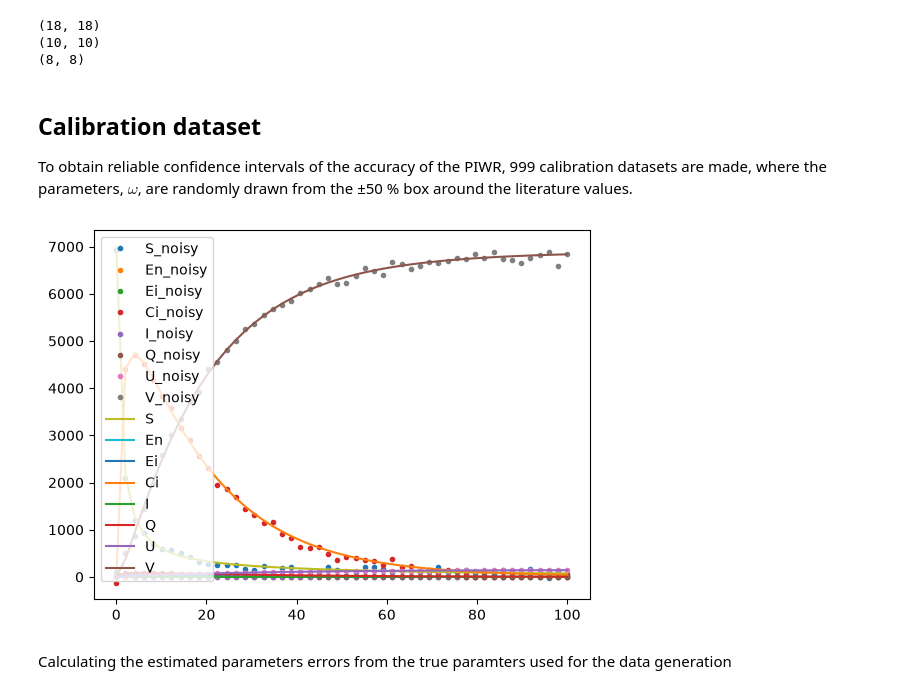
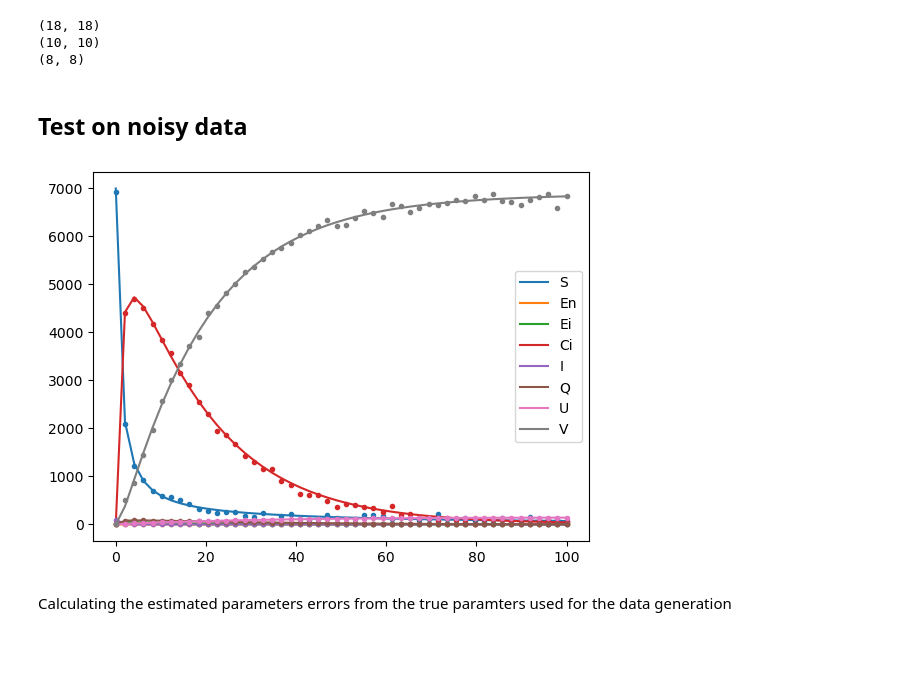
Before and after one commit to ditteJuhler/data_driven, a Jupyter notebook: Project/PIWR_using_functions.ipynb, the cells around one changed output. Drawn from its saved outputs; the diff is of its cells as text; code cells hidden in the pictures; blank space fills up the shorter version.

```diff
--- a/Project/PIWR_using_functions.ipynb
+++ b/Project/PIWR_using_functions.ipynb
@@ -85,14 +68,11 @@ t = sol.t
 y = sol.y
 # %%
 # Plot solution
-plt.plot(t, S, label = "S")
-plt.plot(t, En, label = "En")
-plt.plot(t, Ei, label = "Ei")
-plt.plot(t, Ci, label = "Ci")
-plt.plot(t, I, label = "I")
-plt.plot(t, Q, label = "Q")
-plt.plot(t, U, label = "U")
-plt.plot(t, V, label = "V")
+names = ["S", "En", "Ei", "Ci", "I", "Q", "U", "V"]
+colors = plt.cm.tab10(range(len(y)))
+for i in range(len(y)):
+    plt.plot(t, y[i], color = colors[i], label = names[i])
+
 plt.legend()
 plt.show()
 # %% [output]
@@ -297,7 +281,3 @@ print(Sigma_omega.shape)
 (18, 18)
 (10, 10)
 (8, 8)
-# %% [markdown]
-## Calibration dataset
-
-To obtain reliable confidence intervals of the accuracy of the PIWR, 999 calibration datasets are made, where the parameters, $\omega$, are randomly drawn from the ±50 % box around the literature values.
@@ -379,31 +284,24 @@ for i in range(N_cal):
+# %% [markdown]
+## Test on noisy data
 # %%
 rng = np.random.default_rng(10)         # fixed seed for reproducibility
 eps = 0.01
 sigma = eps * np.max(np.abs(y), axis=1, keepdims=True)   # one sigma per compartment
 y_noisy = y + sigma * rng.standard_normal(y.shape)
+# Force y to be nonnegative, as "people" cannot be negative
+y_noisy[y_noisy < 0] = 0
 # %%
-S_noisy, En_noisy, Ei_noisy, Ci_noisy, I_noisy, Q_noisy, U_noisy, V_noisy = y_noisy
 # Plot solution
-plt.plot(t, S_noisy,".", label = "S_noisy")
-plt.plot(t, En_noisy, ".", label = "En_noisy")
-plt.plot(t, Ei_noisy, ".", label = "Ei_noisy")
-plt.plot(t, Ci_noisy,".", label = "Ci_noisy")
-plt.plot(t, I_noisy,".", label = "I_noisy")
-plt.plot(t, Q_noisy,".", label = "Q_noisy")
-plt.plot(t, U_noisy,".", label = "U_noisy")
-plt.plot(t, V_noisy,".", label = "V_noisy")
-plt.plot(t, S, label = "S")
-plt.plot(t, En, label = "En")
-plt.plot(t, Ei, label = "Ei")
-plt.plot(t, Ci, label = "Ci")
-plt.plot(t, I, label = "I")
-plt.plot(t, Q, label = "Q")
-plt.plot(t, U, label = "U")
-plt.plot(t, V, label = "V")
+names = ["S", "En", "Ei", "Ci", "I", "Q", "U", "V"]
+colors = plt.cm.tab10(range(len(y_noisy)))
+for i in range(len(y_noisy)):
+    plt.plot(t, y_noisy[i],".", color = colors[i])
+    plt.plot(t, y[i], color = colors[i], label = names[i])
+
 plt.legend()
 plt.show()
 # %% [output]
-[figure, old version]
+[figure, new version]
 # %%
 shape_J_noisy = (m, n, p)
 
```
Also changed, not shown: parts of 15 cells of this notebook, 1 other file.
